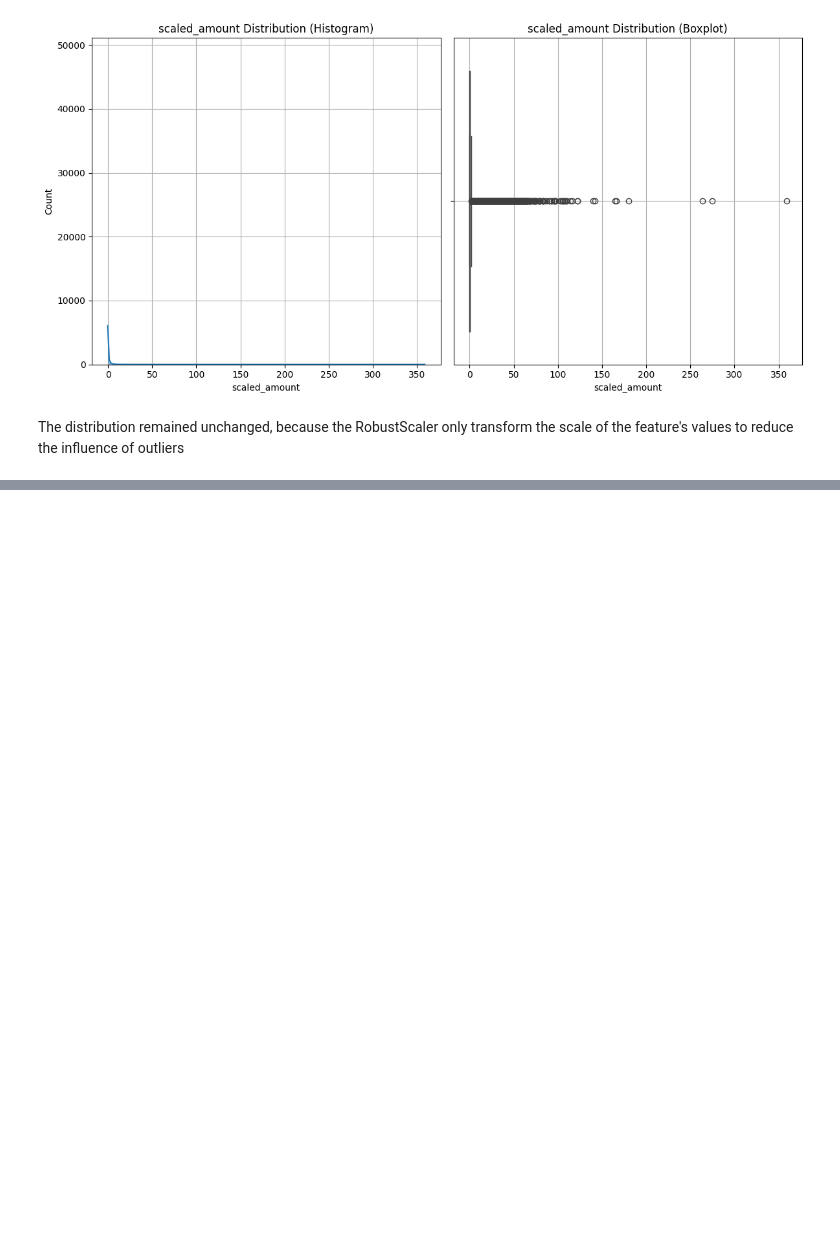
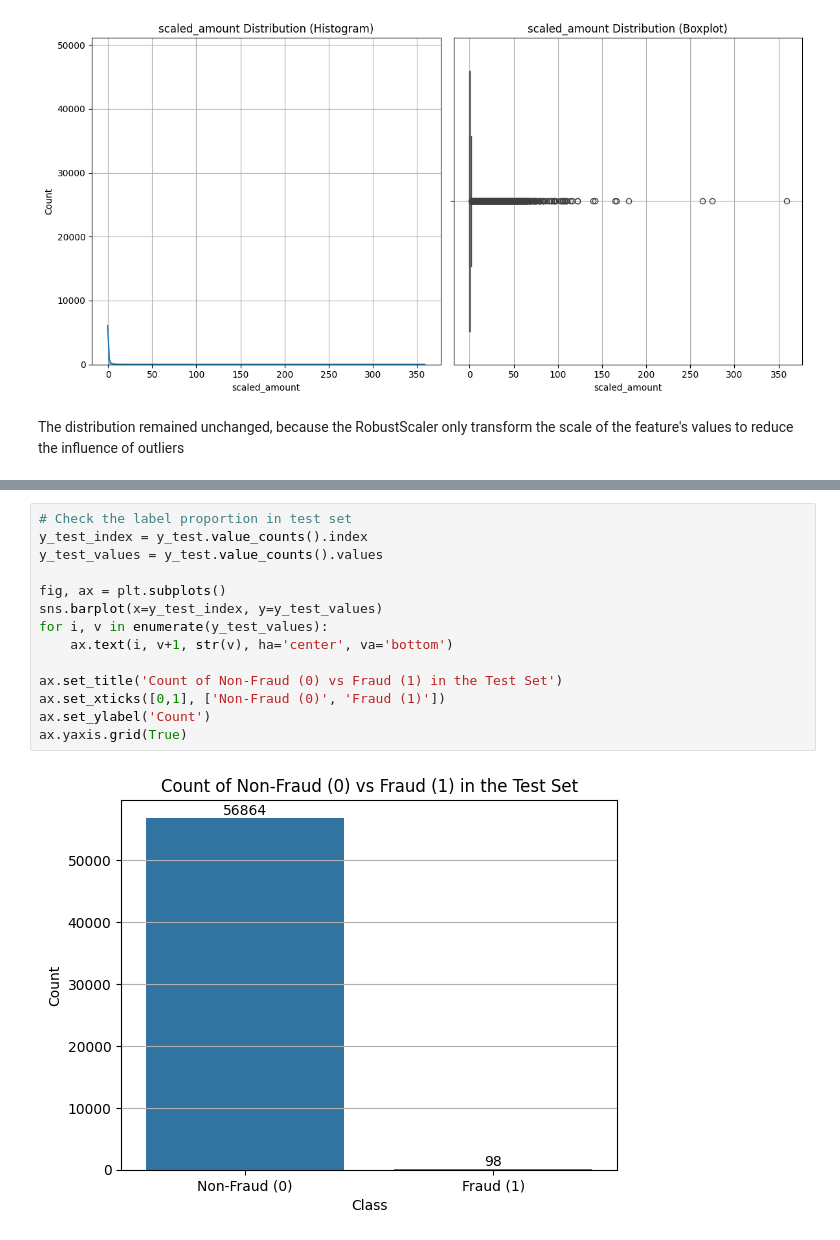
Before and after one commit to joocahyadi/Credit_Card_Fraud_Detection, a Jupyter notebook: notebook/Credit Card Fraud Detection Notebook.ipynb, the cells around one changed output, grey strips where cells are left out. Cells and saved outputs as stored; diff of their text form; blank space fills up the shorter version.

```diff
--- a/notebook/Credit Card Fraud Detection Notebook.ipynb
+++ b/notebook/Credit Card Fraud Detection Notebook.ipynb
@@ -375,0 +438,16 @@ The distribution remained unchanged, because the RobustScaler only transform the
+# %%
+# Check the label proportion in test set
+y_test_index = y_test.value_counts().index
+y_test_values = y_test.value_counts().values
+
+fig, ax = plt.subplots()
+sns.barplot(x=y_test_index, y=y_test_values)
+for i, v in enumerate(y_test_values):
+    ax.text(i, v+1, str(v), ha='center', va='bottom')
+
+ax.set_title('Count of Non-Fraud (0) vs Fraud (1) in the Test Set')
+ax.set_xticks([0,1], ['Non-Fraud (0)', 'Fraud (1)'])
+ax.set_ylabel('Count')
+ax.yaxis.grid(True)
+# %% [output]
+[figure, added]
```
Also changed, not shown: parts of 48 cells of this notebook.
